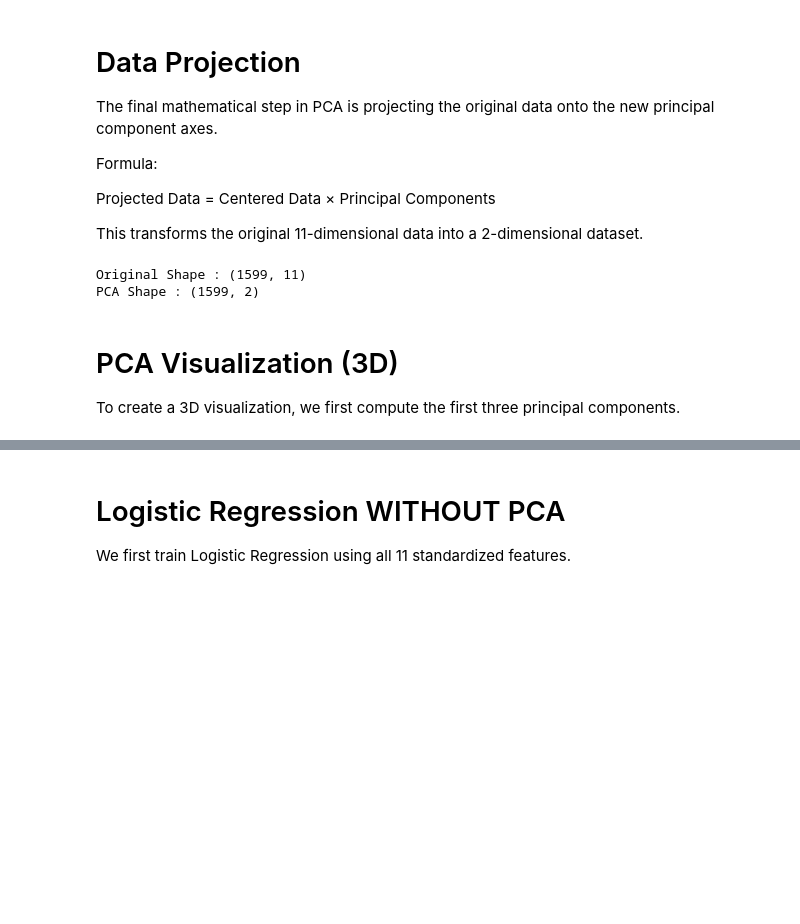
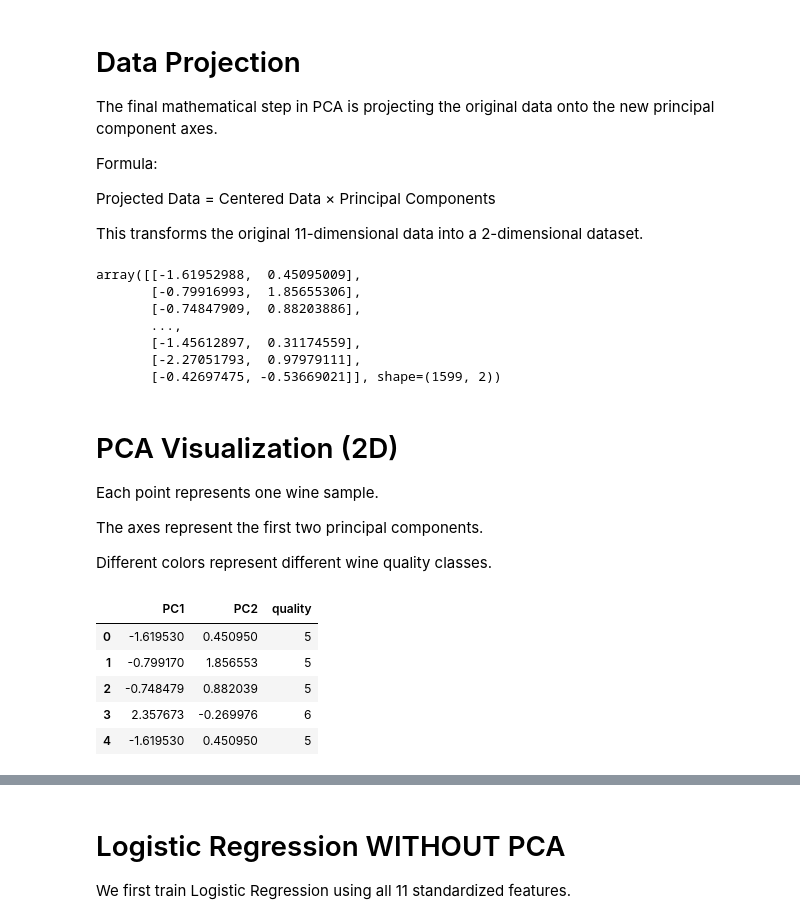
Before and after one commit to ROHIT-JS18/Machine-Learning-Projects, a Jupyter notebook: ML Concepts/PCA-Wine-Quality/PCA Analysis in ML.ipynb, the cells around one changed output, grey strips where cells are left out. Cells and saved outputs as stored; diff of their text form; code cells hidden in the pictures; blank space fills up the shorter version.

```diff
--- a/ML Concepts/PCA-Wine-Quality/PCA Analysis in ML.ipynb
+++ b/ML Concepts/PCA-Wine-Quality/PCA Analysis in ML.ipynb
@@ -459,15 +459,42 @@ Projected Data = Centered Data × Principal Components
 
 This transforms the original 11-dimensional data into a 2-dimensional dataset.
 # %%
-# Project Data
-X_pca = X_centered @ principal_components
+# Convert to NumPy array first
+X_centered_np = X_centered.to_numpy()
 
-print("Original Shape :", X_centered.shape)
-print("PCA Shape :", X_pca.shape)
+X_pca = X_centered_np @ principal_components
+X_pca
 # %% [output]
-Original Shape : (1599, 11)
-PCA Shape : (1599, 2)
+array([[-1.61952988,  0.45095009],
+       [-0.79916993,  1.85655306],
+       [-0.74847909,  0.88203886],
+       ...,
+       [-1.45612897,  0.31174559],
+       [-2.27051793,  0.97979111],
+       [-0.42697475, -0.53669021]], shape=(1599, 2))
 # %% [markdown]
-# PCA Visualization (3D)
+# PCA Visualization (2D)
 
-To create a 3D visualization, we first compute the first three principal components.
+Each point represents one wine sample.
+
+The axes represent the first two principal components.
+
+Different colors represent different wine quality classes.
+# %%
+# Create DataFrame
+
+df_pca = pd.DataFrame(
+    X_pca,
+    columns=["PC1","PC2"]
+)
+
+df_pca["quality"] = y
+
+df_pca.head()
+# %% [output]
+|  | PC1 | PC2 | quality |
+| 0 | -1.619530 | 0.450950 | 5 |
+| 1 | -0.799170 | 1.856553 | 5 |
+| 2 | -0.748479 | 0.882039 | 5 |
+| 3 | 2.357673 | -0.269976 | 6 |
+| 4 | -1.619530 | 0.450950 | 5 |
```
Also changed, not shown: parts of 4 cells of this notebook, 1 other file.
